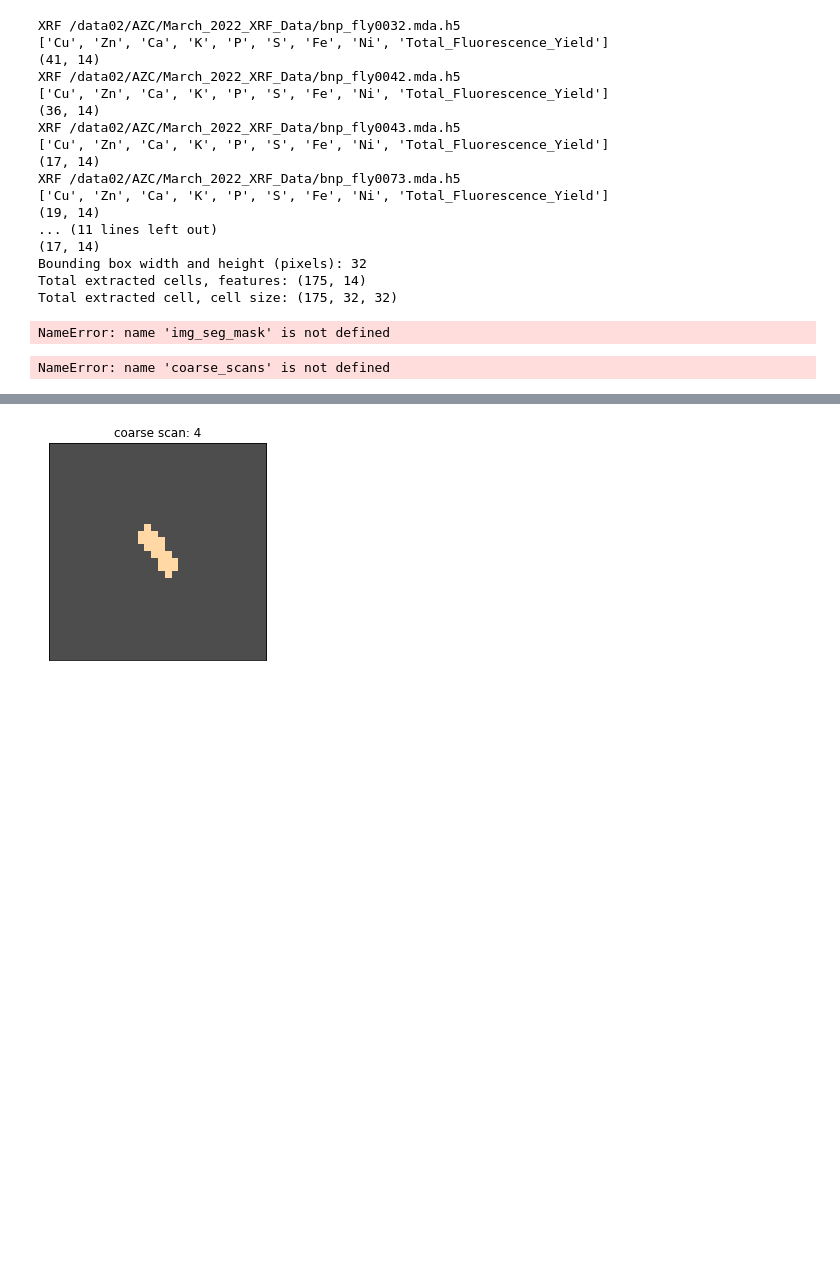
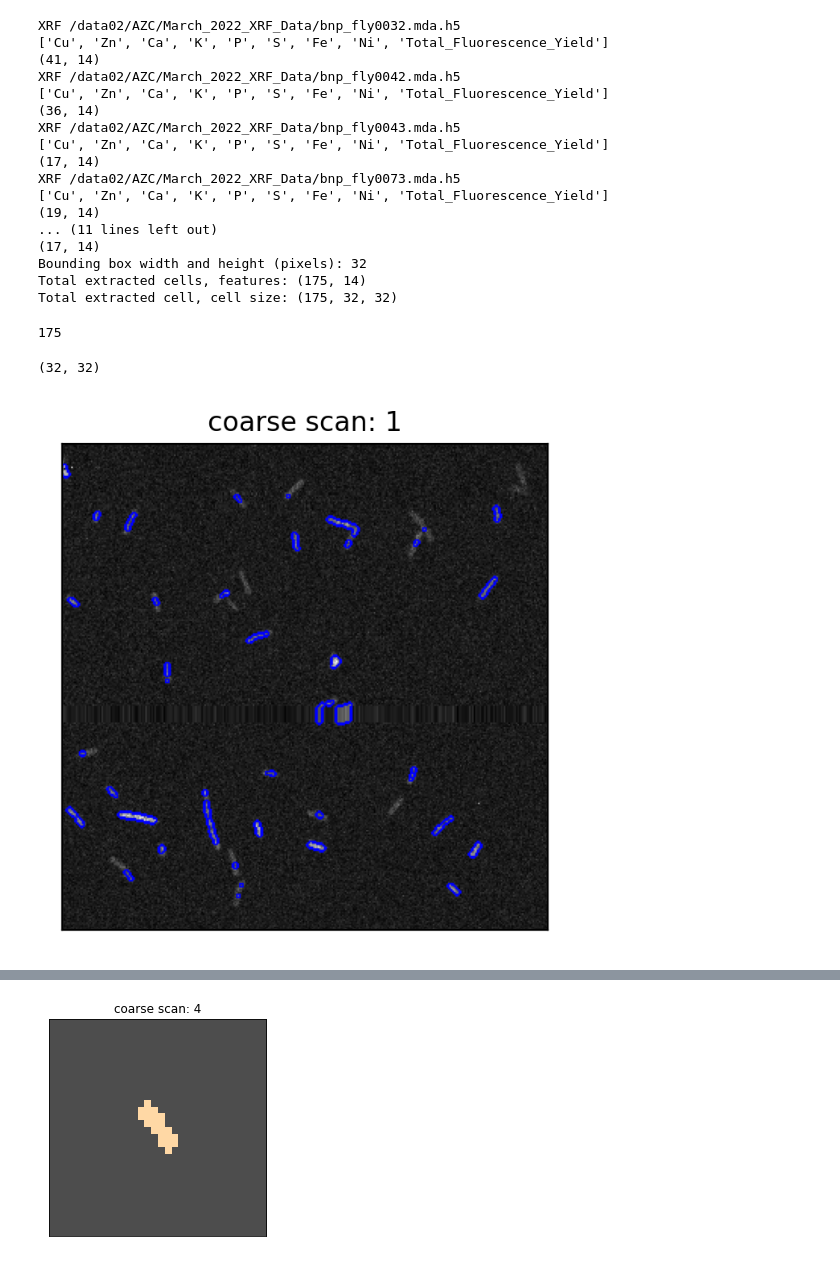
Before and after one commit to arshadzahangirchowdhury/ROI-Finder, a Jupyter notebook: flx_workflows/Segmentation_Figures.ipynb, the cells around one changed output, grey strips where cells are left out. Saved outputs shown, nothing was run; the diff lists cells and outputs as text; code cells hidden in the pictures; blank space fills up the shorter version.

```diff
--- a/flx_workflows/Segmentation_Figures.ipynb
+++ b/flx_workflows/Segmentation_Figures.ipynb
@@ -98,57 +98,55 @@ XRF /data02/AZC/March_2022_XRF_Data/bnp_fly0073.mda.h5
 Bounding box width and height (pixels): 32
 Total extracted cells, features: (175, 14)
 Total extracted cell, cell size: (175, 32, 32)
+# %%
+len(coarse_scans.X_bin)
+# %% [output]
+175
+# %%
+coarse_scans.X_bin[0].shape
+# %% [output]
+(32, 32)
 # %%
-sobel_mag = np.sqrt(sum([sobel(img_seg_mask, axis=i)**2
-                         for i in range(img_seg_mask.ndim)]) / img_seg_mask.ndim)
-plt.figure(dpi=200)
-plt.imshow(sobel_mag)
-# plt.imshow(img_seg_mask, cmap = 'copper', alpha = 0.3)
-plt.colorbar(orientation='horizontal', shrink=0.5)
-plt.title(coarse_scan_names[idx])
-plt.gca().invert_yaxis()
+# sobel_mag = np.sqrt(sum([sobel(img_seg_mask, axis=i)**2
+#                          for i in range(img_seg_mask.ndim)]) / img_seg_mask.ndim)
+# plt.figure(dpi=200)
+# plt.imshow(sobel_mag)
+# # plt.imshow(img_seg_mask, cmap = 'copper', alpha = 0.3)
+# plt.colorbar(orientation='horizontal', shrink=0.5)
+# plt.title(coarse_scan_names[idx])
+# plt.gca().invert_yaxis()
-# %% [output]
-NameError: name 'img_seg_mask' is not defined
 # %%
-idx = 1
+idx = 0
 img=coarse_scans.X_d_K[idx]+coarse_scans.X_d_P[idx]+coarse_scans.X_d_S[idx]+coarse_scans.X_d_Ca[idx]
-# img=coarse_scans.X_d_Ca[idx]
+# img=coarse_scans.X_d_P[idx]
+
 
 img_seg_mask = coarse_scans.X_binary_ero_dil[idx]
 img_normalized = (255*((img - img.min()) / (img.max() - img.min()))).astype(np.uint8)
 img_RGB = np.concatenate([img_normalized[...,np.newaxis]]*3, axis = -1)
 
-img_sobel = prewitt(np.copy(img_seg_mask))
+
+sobel_mag = np.sqrt(sum([sobel(img_seg_mask, axis=i)**2
+                         for i in range(img_seg_mask.ndim)]) / img_seg_mask.ndim)
+img_sobel = sobel_mag
 img_sobel = (img_sobel - img_sobel.min()) / (img_sobel.max() - img_sobel.min())
 img_sobel = (255*np.round(img_sobel)).astype(np.uint8)
 
 img_RGB[img_sobel == 255] = [0,0,255]
 
-sobel_mag = np.sqrt(sum([sobel(img_seg_mask, axis=i)**2
-                         for i in range(img_seg_mask.ndim)]) / img_seg_mask.ndim)
-# sobel_mag = (255*np.round(sobel_mag)).astype(np.uint8)
-
-# sobel_mag = sobel_mag.astype(np.uint8)
 plt.figure(dpi=200)
-# plt.imshow(img_RGB)
-# img_RGB[sobel_mag == 255] = [0,0,255]
-
-# plt.imshow(sobel_mag)
-# plt.imshow(sobel_mag,cmap='Blues_r',alpha = 1.0)
 plt.imshow(img_sobel,cmap='Blues_r',alpha = 1.0)
 
-# plt.imshow(img_seg_mask, cmap = 'copper', alpha = 0.3)
-plt.imshow(img_seg_mask, alpha = 0.1)
-# plt.imshow(img_RGB)
+plt.imshow(img_RGB)
 # plt.colorbar(orientation='horizontal', shrink=0.5)
 plt.xticks(ticks=[])
 plt.yticks(ticks=[])
 
 # plt.title(coarse_scan_names[idx])
 plt.title('coarse scan: ' + str(idx+1))
 plt.gca().invert_yaxis()
 # %% [output]
-NameError: name 'coarse_scans' is not defined
+[figure, added]
 # %%
 plt.imshow(coarse_scans.X_d_P[idx], alpha = 1.0)
 plt.gca().invert_yaxis()
```
Also changed, not shown: parts of 10 cells of this notebook, 9 other files.
